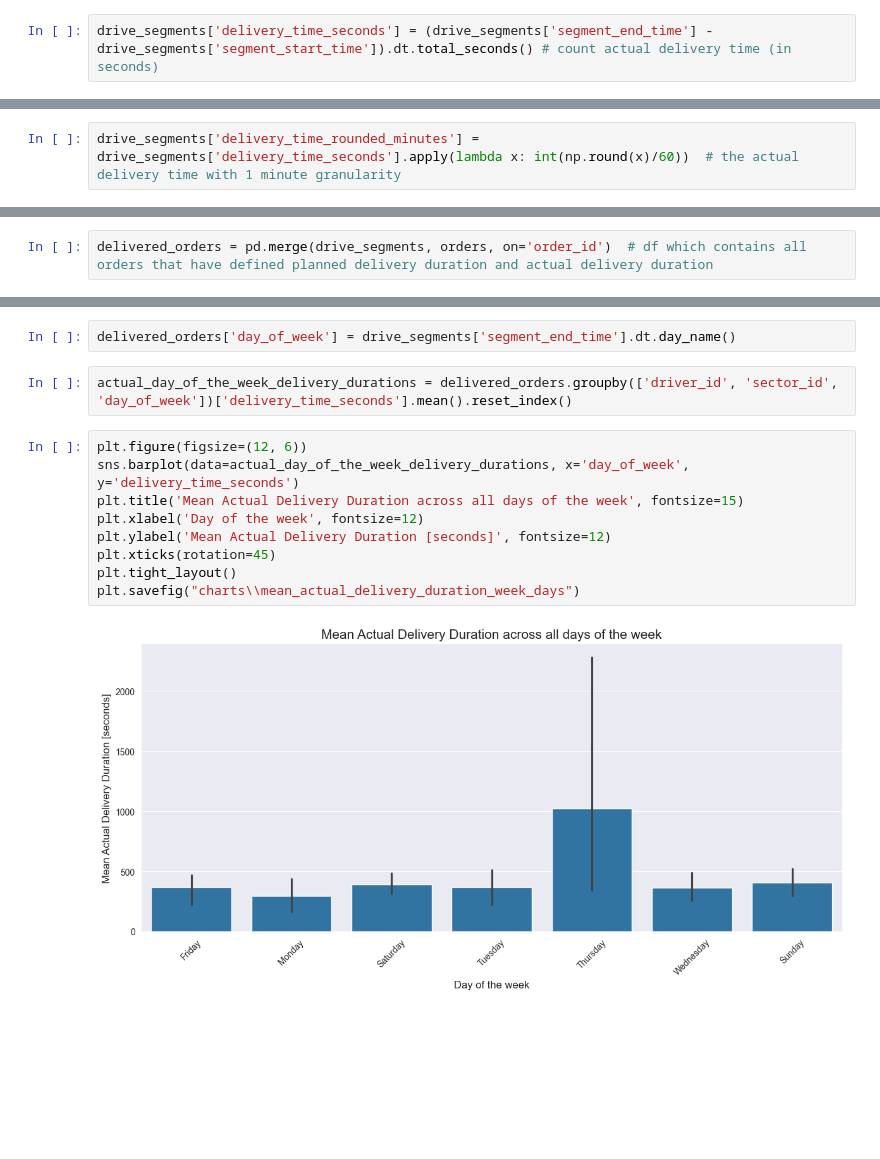
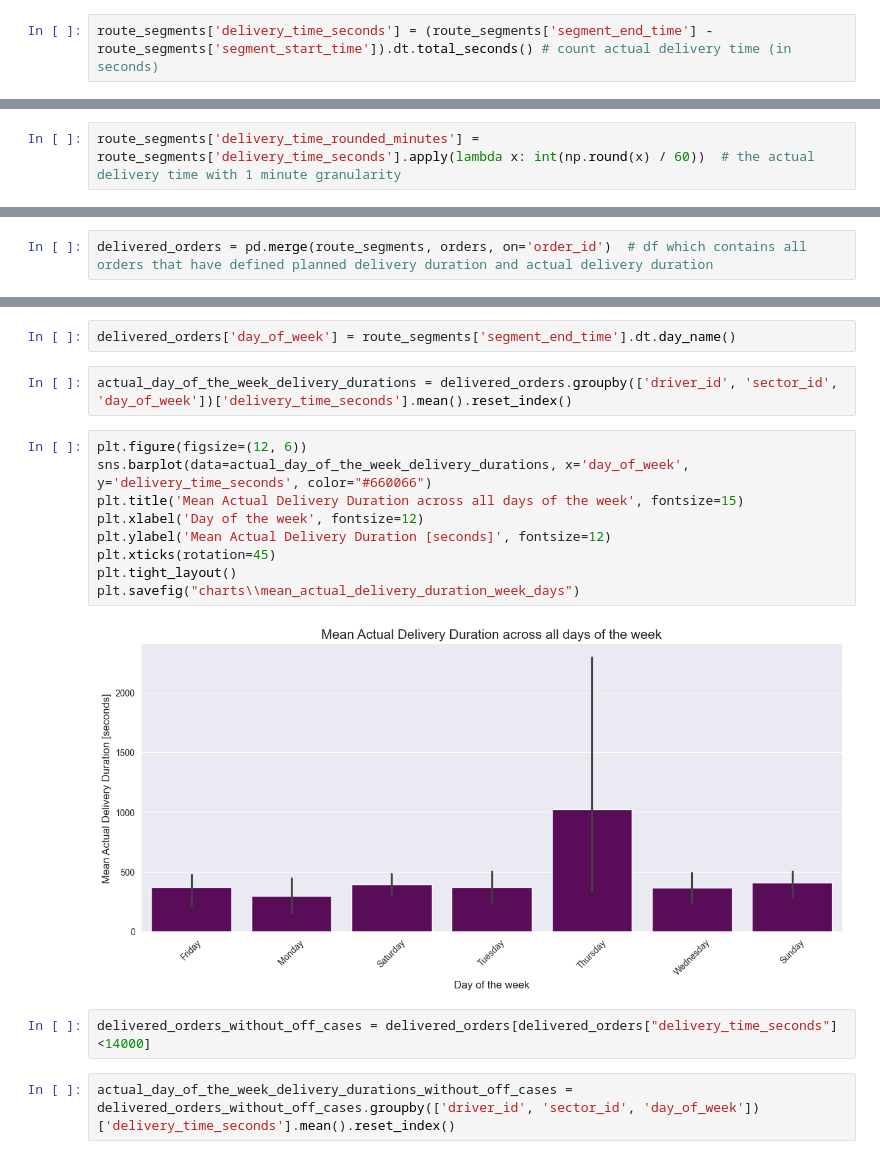
Before and after one commit to natix-x/Delivery-Time-Prediction, a Jupyter notebook: Part_2/data_analysis_and_visualization.ipynb, the cells around one changed output, grey strips where cells are left out. Saved outputs shown, nothing was run; the diff lists cells and outputs as text; blank space fills up the shorter version.

```diff
--- a/Part_2/data_analysis_and_visualization.ipynb
+++ b/Part_2/data_analysis_and_visualization.ipynb
@@ -37,2 +37,2 @@ drive_segments[["segment_start_time", "segment_end_time"]] = drive_segments[["se
 # %%
-drive_segments['delivery_time_seconds'] = (drive_segments['segment_end_time'] - drive_segments['segment_start_time']).dt.total_seconds() # count actual delivery time (in seconds)
+route_segments['delivery_time_seconds'] = (route_segments['segment_end_time'] - route_segments['segment_start_time']).dt.total_seconds() # count actual delivery time (in seconds)
@@ -39,5 +41,5 @@ drive_segments['delivery_time_seconds'] = (drive_segments['segment_end_time'] -
 # %%
-drive_segments['delivery_time_rounded_minutes'] = drive_segments['delivery_time_seconds'].apply(lambda x: int(np.round(x)/60))  # the actual delivery time with 1 minute granularity
+route_segments['delivery_time_rounded_minutes'] = route_segments['delivery_time_seconds'].apply(lambda x: int(np.round(x) / 60))  # the actual delivery time with 1 minute granularity
 # %%
 plt.figure(figsize=(8, 5), dpi=200)
 sns.displot(
@@ -66,7 +68,7 @@ plt.savefig("charts\\distribution_of_actual delivery_time_left_part.png");  # on
 # %%
 orders = pd.read_csv("DATA\\orders.csv")
 # %%
-delivered_orders = pd.merge(drive_segments, orders, on='order_id')  # df which contains all orders that have defined planned delivery duration and actual delivery duration
+delivered_orders = pd.merge(route_segments, orders, on='order_id')  # df which contains all orders that have defined planned delivery duration and actual delivery duration
 # %%
 delivered_orders["error"] = delivered_orders["planned_delivery_duration"] -delivered_orders["delivery_time_seconds"]  # count prediction error
 # %%
@@ -258,15 +261,19 @@ plt.savefig("charts\\actual_delivery_duration_vs_total_weight")
 # %%
-delivered_orders['day_of_week'] = drive_segments['segment_end_time'].dt.day_name()
+delivered_orders['day_of_week'] = route_segments['segment_end_time'].dt.day_name()
 # %%
 actual_day_of_the_week_delivery_durations = delivered_orders.groupby(['driver_id', 'sector_id', 'day_of_week'])['delivery_time_seconds'].mean().reset_index()
 # %%
 plt.figure(figsize=(12, 6))
-sns.barplot(data=actual_day_of_the_week_delivery_durations, x='day_of_week', y='delivery_time_seconds')
+sns.barplot(data=actual_day_of_the_week_delivery_durations, x='day_of_week', y='delivery_time_seconds', color="#660066")
 plt.title('Mean Actual Delivery Duration across all days of the week', fontsize=15)
 plt.xlabel('Day of the week', fontsize=12)
 plt.ylabel('Mean Actual Delivery Duration [seconds]', fontsize=12)
 plt.xticks(rotation=45)
 plt.tight_layout()
 plt.savefig("charts\\mean_actual_delivery_duration_week_days")
 # %% [output]
-[figure, old version]
+[figure, new version]
+# %%
+delivered_orders_without_off_cases = delivered_orders[delivered_orders["delivery_time_seconds"]<14000]
+# %%
+actual_day_of_the_week_delivery_durations_without_off_cases = delivered_orders_without_off_cases.groupby(['driver_id', 'sector_id', 'day_of_week'])['delivery_time_seconds'].mean().reset_index()
```
Also changed, not shown: parts of 9 cells of this notebook, 5 other files.
